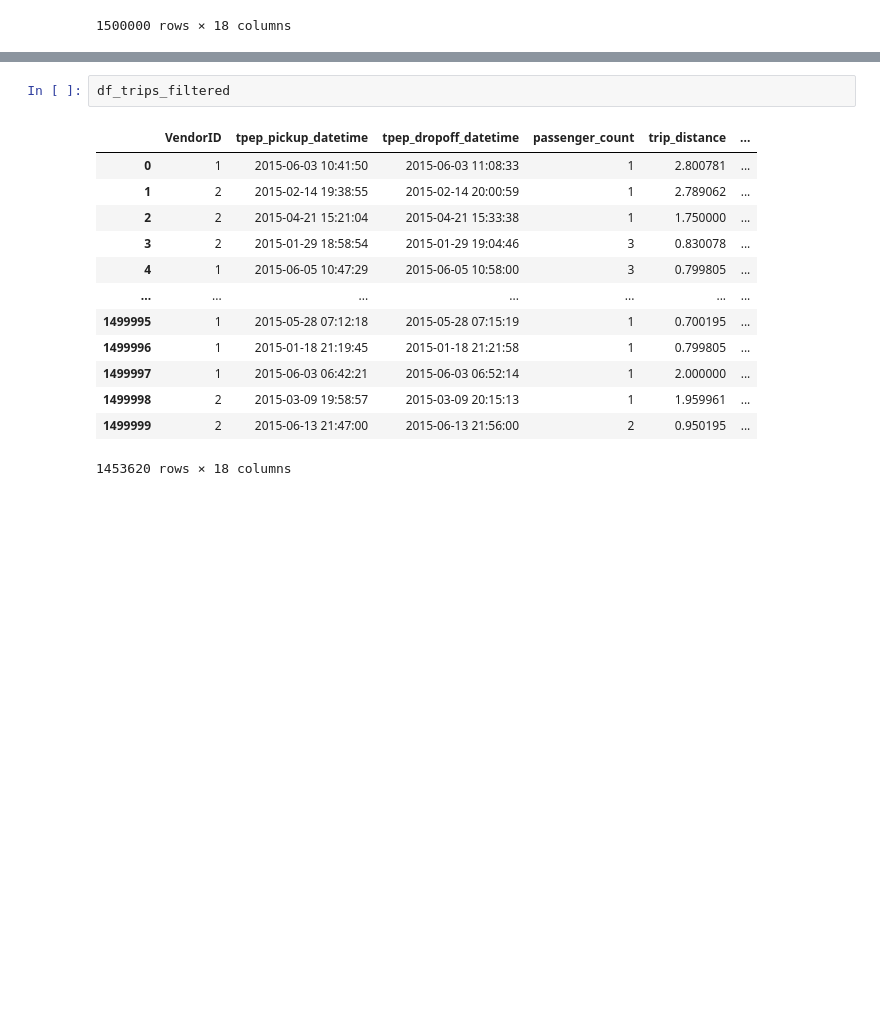
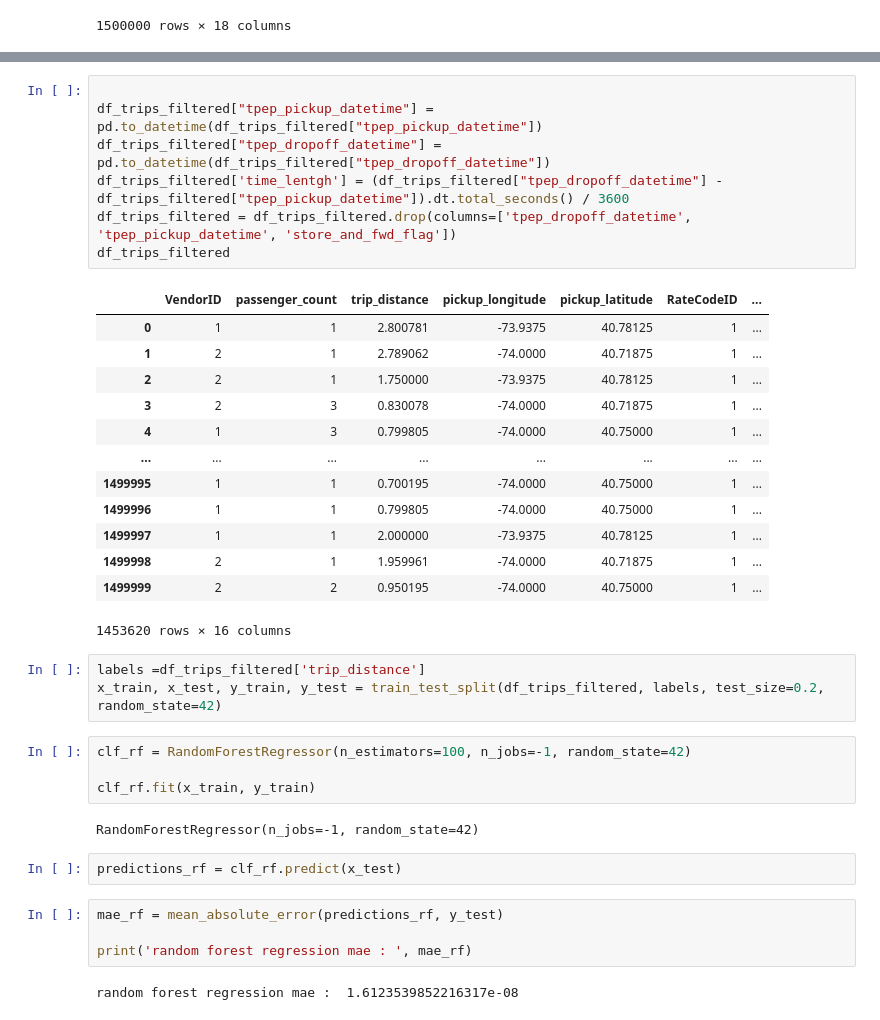
Before and after one commit to loryferli/IFU, a Jupyter notebook: Cleaning.ipynb, the cells around one changed output, grey strips where cells are left out. Saved outputs shown, nothing was run; the diff lists cells and outputs as text; blank space fills up the shorter version.

Commit message:
training + test

```diff
--- a/Cleaning.ipynb
+++ b/Cleaning.ipynb
@@ -92,16 +142,38 @@ df_trips_filtered = df_trips_filtered.loc[(df_trips['pickup_longitude'] <= -73)
 # %%
+
+df_trips_filtered["tpep_pickup_datetime"] = pd.to_datetime(df_trips_filtered["tpep_pickup_datetime"])
+df_trips_filtered["tpep_dropoff_datetime"] = pd.to_datetime(df_trips_filtered["tpep_dropoff_datetime"])
+df_trips_filtered['time_lentgh'] = (df_trips_filtered["tpep_dropoff_datetime"] - df_trips_filtered["tpep_pickup_datetime"]).dt.total_seconds() / 3600
+df_trips_filtered = df_trips_filtered.drop(columns=['tpep_dropoff_datetime', 'tpep_pickup_datetime', 'store_and_fwd_flag'])
 df_trips_filtered
 # %% [output]
-|  | VendorID | tpep_pickup_datetime | tpep_dropoff_datetime | passenger_count | trip_distance | ... |
-| 0 | 1 | 2015-06-03 10:41:50 | 2015-06-03 11:08:33 | 1 | 2.800781 | ... |
-| 1 | 2 | 2015-02-14 19:38:55 | 2015-02-14 20:00:59 | 1 | 2.789062 | ... |
-| 2 | 2 | 2015-04-21 15:21:04 | 2015-04-21 15:33:38 | 1 | 1.750000 | ... |
-| 3 | 2 | 2015-01-29 18:58:54 | 2015-01-29 19:04:46 | 3 | 0.830078 | ... |
-| 4 | 1 | 2015-06-05 10:47:29 | 2015-06-05 10:58:00 | 3 | 0.799805 | ... |
-| ... | ... | ... | ... | ... | ... | ... |
-| 1499995 | 1 | 2015-05-28 07:12:18 | 2015-05-28 07:15:19 | 1 | 0.700195 | ... |
-| 1499996 | 1 | 2015-01-18 21:19:45 | 2015-01-18 21:21:58 | 1 | 0.799805 | ... |
-| 1499997 | 1 | 2015-06-03 06:42:21 | 2015-06-03 06:52:14 | 1 | 2.000000 | ... |
-| 1499998 | 2 | 2015-03-09 19:58:57 | 2015-03-09 20:15:13 | 1 | 1.959961 | ... |
-| 1499999 | 2 | 2015-06-13 21:47:00 | 2015-06-13 21:56:00 | 2 | 0.950195 | ... |
+|  | VendorID | passenger_count | trip_distance | pickup_longitude | pickup_latitude | RateCodeID | ... |
+| 0 | 1 | 1 | 2.800781 | -73.9375 | 40.78125 | 1 | ... |
+| 1 | 2 | 1 | 2.789062 | -74.0000 | 40.71875 | 1 | ... |
+| 2 | 2 | 1 | 1.750000 | -73.9375 | 40.78125 | 1 | ... |
+| 3 | 2 | 3 | 0.830078 | -74.0000 | 40.71875 | 1 | ... |
+| 4 | 1 | 3 | 0.799805 | -74.0000 | 40.75000 | 1 | ... |
+| ... | ... | ... | ... | ... | ... | ... | ... |
+| 1499995 | 1 | 1 | 0.700195 | -74.0000 | 40.75000 | 1 | ... |
+| 1499996 | 1 | 1 | 0.799805 | -74.0000 | 40.75000 | 1 | ... |
+| 1499997 | 1 | 1 | 2.000000 | -73.9375 | 40.78125 | 1 | ... |
+| 1499998 | 2 | 1 | 1.959961 | -74.0000 | 40.71875 | 1 | ... |
+| 1499999 | 2 | 2 | 0.950195 | -74.0000 | 40.75000 | 1 | ... |
-1453620 rows × 18 columns
+1453620 rows × 16 columns
+# %%
+labels =df_trips_filtered['trip_distance']
+x_train, x_test, y_train, y_test = train_test_split(df_trips_filtered, labels, test_size=0.2, random_state=42)
+# %%
+clf_rf = RandomForestRegressor(n_estimators=100, n_jobs=-1, random_state=42)
+
+clf_rf.fit(x_train, y_train)
+# %% [output]
+RandomForestRegressor(n_jobs=-1, random_state=42)
+# %%
+predictions_rf = clf_rf.predict(x_test)
+# %%
+mae_rf = mean_absolute_error(predictions_rf, y_test)
+
+print('random forest regression mae : ', mae_rf)
+# %% [output]
+random forest regression mae :  1.6123539852216317e-08
```
Also changed, not shown: parts of 4 cells of this notebook.
